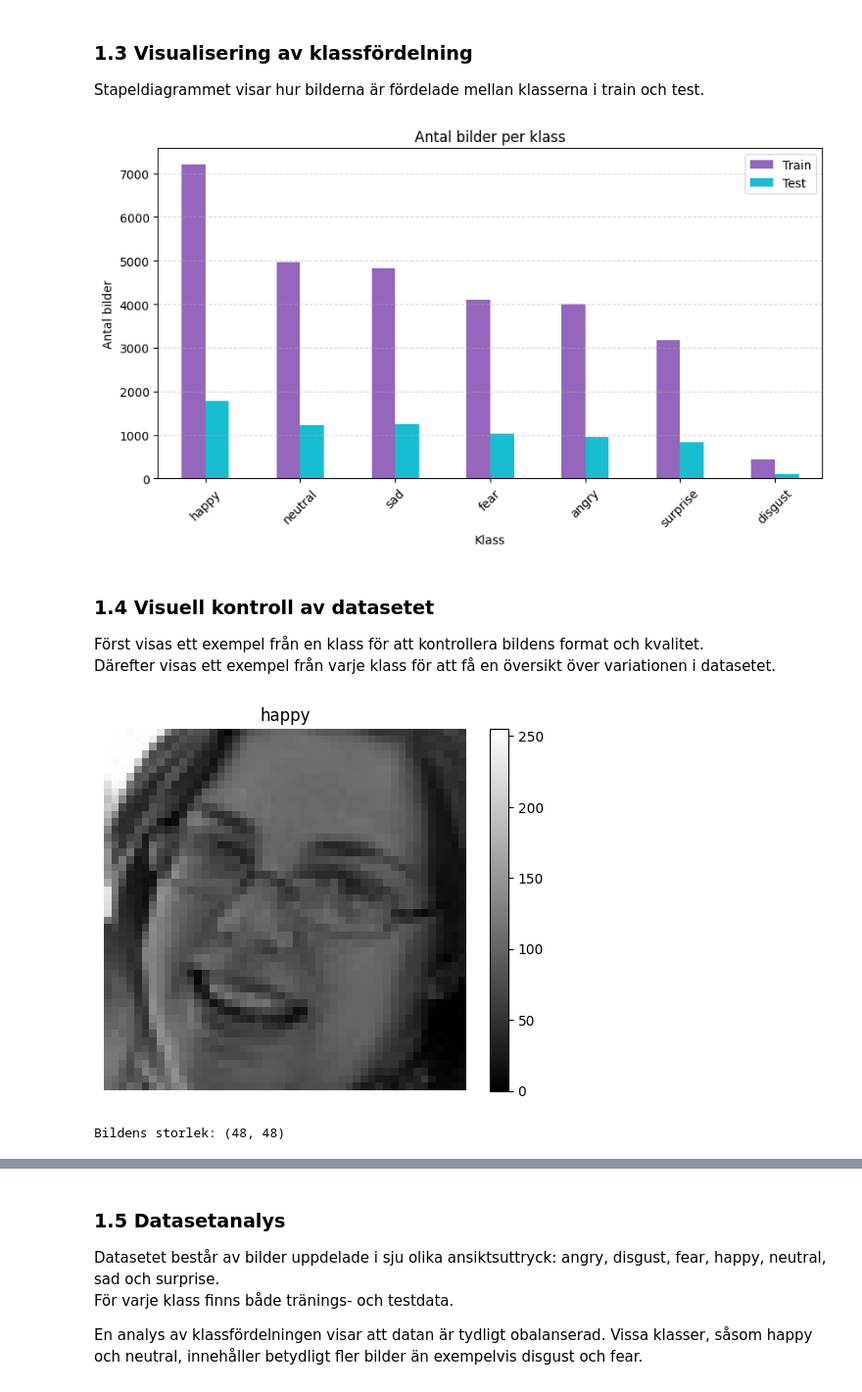
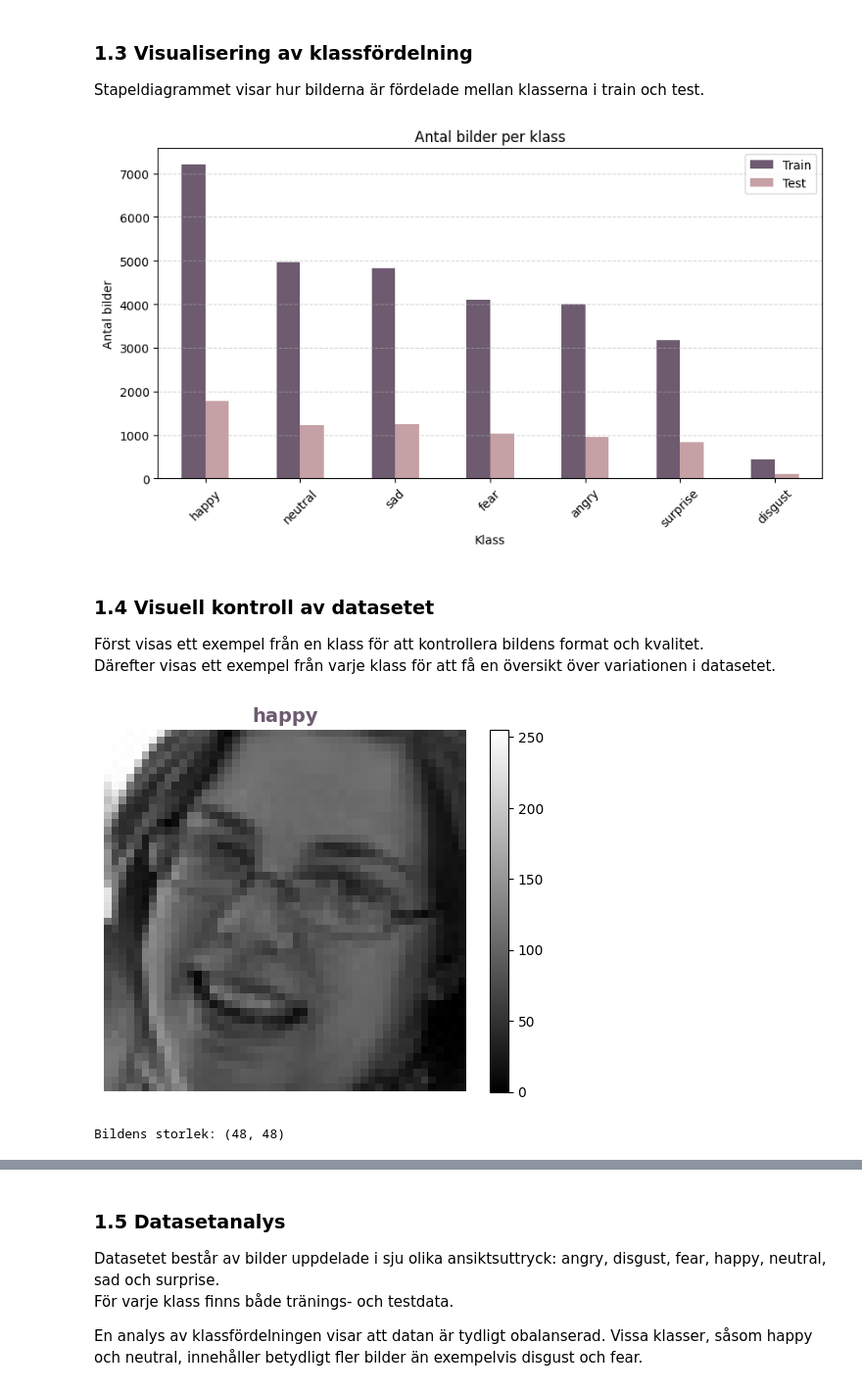
Before and after one commit to Shara-Hysen/Emotion-Recognition-DL-Assignment, a Jupyter notebook: emotion-recognition.ipynb, the cells around one changed output, grey strips where cells are left out. Shown at 98% size. Saved outputs shown, nothing was run; the diff lists cells and outputs as text; code cells hidden in the pictures.

```diff
--- a/emotion-recognition.ipynb
+++ b/emotion-recognition.ipynb
@@ -130,44 +138,50 @@ Totalt antal testbilder: 7178
 
 Stapeldiagrammet visar hur bilderna är fördelade mellan klasserna i train och test.
 # %%
+# Plotta fördelningen av bilder per klass
 df_sorted.plot(
-    x="Klass",
-    y=["Train", "Test"],
-    kind="bar",
+    x='Klass',
+    y=['Train', 'Test'],
+    kind='bar',
     figsize=(10, 5),
-    color=["#9467bd", "#17becf"]
+    color=['#6E5B70', '#C5A0A4']
 )
 
-plt.title("Antal bilder per klass")
-plt.ylabel("Antal bilder")
+plt.title('Antal bilder per klass')
+plt.ylabel('Antal bilder')
 plt.xticks(rotation=45)
-plt.legend(["Train", "Test"])
-plt.grid(axis="y", linestyle="--", alpha=0.5)
+plt.legend(['Train', 'Test'])
+plt.grid(axis='y', linestyle='--', alpha=0.5)
 
 plt.show()
 # %% [output]
-[figure, old version]
+[figure, new version]
 # %% [markdown]
 ### 1.4 Visuell kontroll av datasetet
 
 Först visas ett exempel från en klass för att kontrollera bildens format och kvalitet.
 Därefter visas ett exempel från varje klass för att få en översikt över variationen i datasetet.
 # %%
-example_class = "happy"
+# Klass och sökväg för en exempelbild
+example_class = 'happy'
 example_path = os.path.join(train_path, example_class)
 
+# Läser in den första bilden i mappen
 img_name = os.listdir(example_path)[0]
 img_path = os.path.join(example_path, img_name)
-
 img = mpimg.imread(img_path)
 
-plt.imshow(img, cmap="gray")
-plt.title(example_class)
+# Visa bilden i gråskala
+plt.imshow(img, cmap='gray')
+
+# Titel och layout
+plt.title(example_class, color='#6E5B70', fontsize=14, fontweight='bold')
+
 plt.colorbar()
-plt.axis("off")
+plt.axis('off')
 plt.show()
 
 print('Bildens storlek:', img.shape)
 # %% [output]
-[figure, old version]
+[figure, new version]
 Bildens storlek: (48, 48)
```
Also changed, not shown: parts of 45 cells of this notebook, 5 other files.
